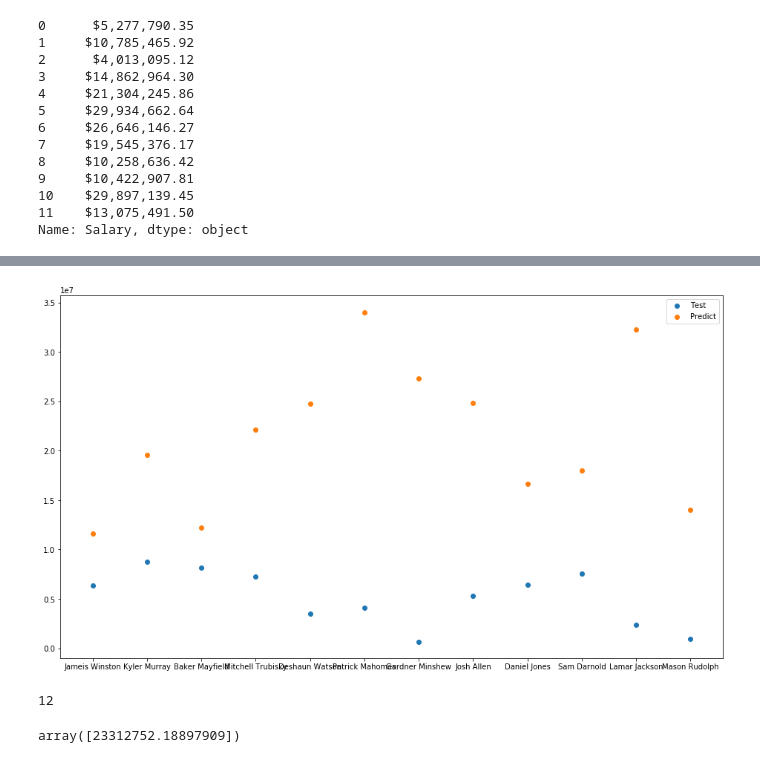
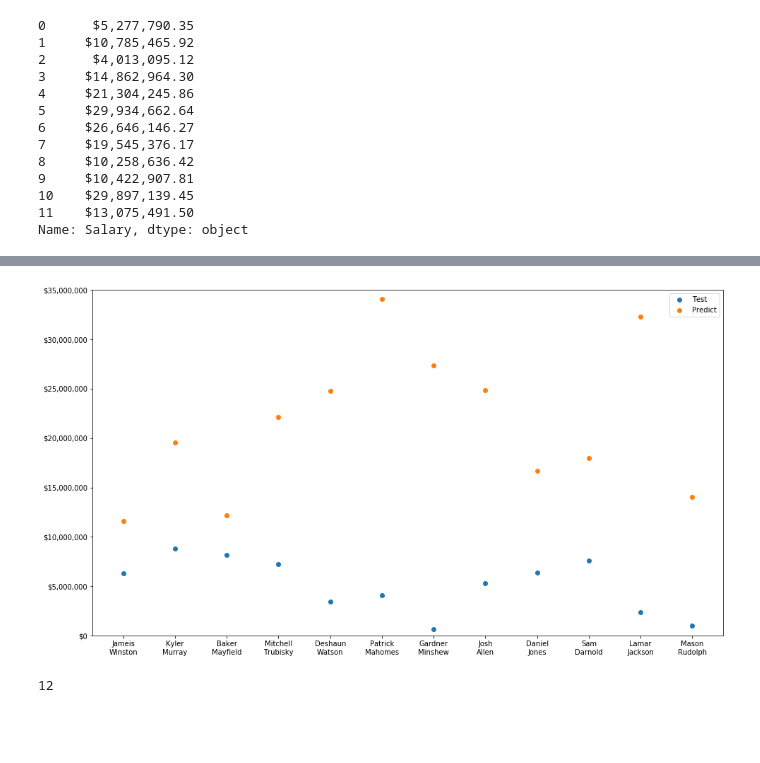
Before and after one commit to NateLeeP/NFL-Salary-Project, a Jupyter notebook: Contract Year QB Stats Exploration.ipynb, the cells around one changed output, grey strips where cells are left out. Saved outputs shown, nothing was run; the diff lists cells and outputs as text; code cells hidden in the pictures; blank space fills up the shorter version.

```diff
--- a/Contract Year QB Stats Exploration.ipynb
+++ b/Contract Year QB Stats Exploration.ipynb
@@ -266,17 +240,16 @@ y_axis_2 = predict_y
 # %%
 fig, ax = plt.subplots()
 fig.set_size_inches(16,9)
 ax.scatter(x_axis, y_axis, marker = 'o', label = 'Test')
 ax.scatter(x_axis, y_axis_2, label = 'Predict')
 ax.legend()
+ax.set_ylim(0,35000000)
+ax.set_yticklabels(['${:,}'.format(x) for x in range(0,35000001, 5000000)])
+ax.set_xticklabels(prac_x_axis, fontsize = 10, ha= 'center', wrap = True)
 plt.show()
 # %% [output]
-[figure, old version]
+[figure, new version]
 # %%
 len(rookie_df['Player'])
 # %% [output]
 12
-# %%
-y_axis_2
-# %% [output]
-array([23312752.18897909])
```
Also changed, not shown: parts of 10 cells of this notebook.
